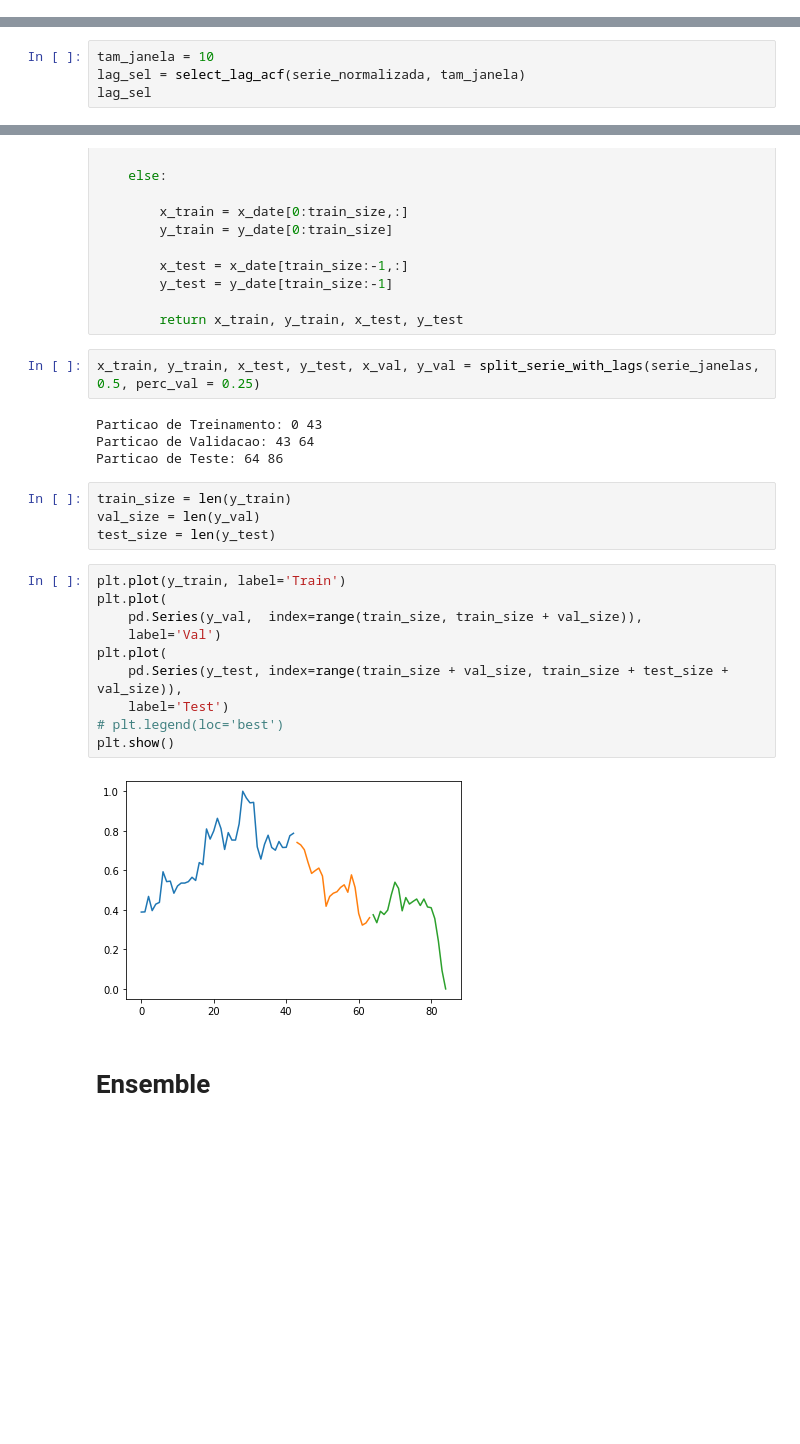
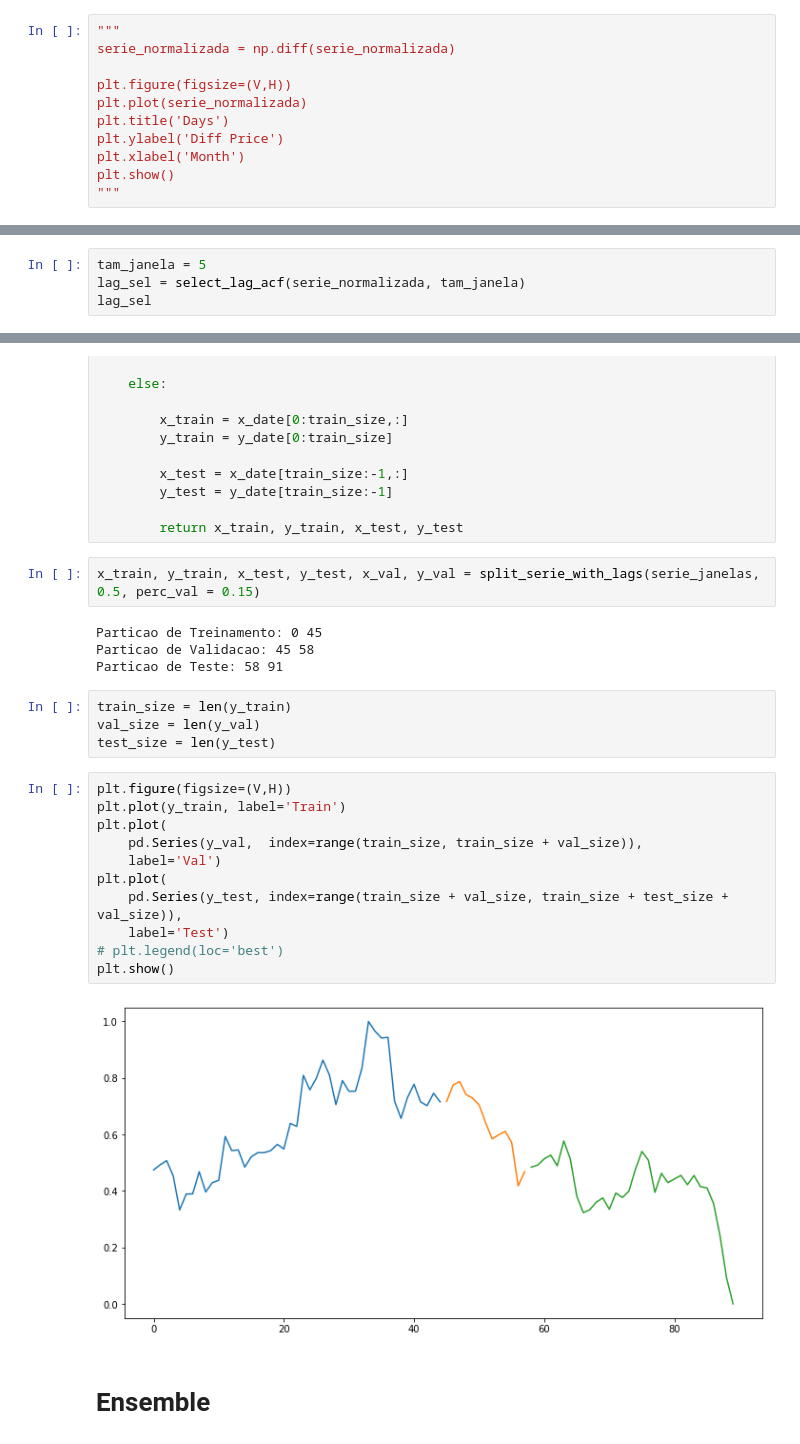
Before and after one commit to jamissonfreitas/IN1167, a Jupyter notebook: ML/emsemble.ipynb, the cells around one changed output, grey strips where cells are left out. Saved outputs shown, nothing was run; the diff lists cells and outputs as text; blank space fills up the shorter version.

```diff
--- a/ML/emsemble.ipynb
+++ b/ML/emsemble.ipynb
@@ -55,3 +71,14 @@ plt.xlabel('Month')
 plt.show()
 # %% [output]
 [figure]
+# %%
+"""
+serie_normalizada = np.diff(serie_normalizada)
+
+plt.figure(figsize=(V,H))
+plt.plot(serie_normalizada)
+plt.title('Days')
+plt.ylabel('Diff Price')
+plt.xlabel('Month')
+plt.show()
+"""
@@ -104,7 +133,7 @@ def select_lag_acf(serie, max_lag):
 
     return lags_selecionados
 # %%
-tam_janela = 10
+tam_janela = 5
 lag_sel = select_lag_acf(serie_normalizada, tam_janela)
 lag_sel
 # %% [output]
@@ -189,27 +218,28 @@ def split_serie_with_lags(serie, perc_train, perc_val = 0):
 
         return x_train, y_train, x_test, y_test
 # %%
-x_train, y_train, x_test, y_test, x_val, y_val = split_serie_with_lags(serie_janelas, 0.5, perc_val = 0.25)
+x_train, y_train, x_test, y_test, x_val, y_val = split_serie_with_lags(serie_janelas, 0.5, perc_val = 0.15)
 # %% [output]
-Particao de Treinamento: 0 43
-Particao de Validacao: 43 64
-Particao de Teste: 64 86
+Particao de Treinamento: 0 45
+Particao de Validacao: 45 58
+Particao de Teste: 58 91
 # %%
 train_size = len(y_train)
 val_size = len(y_val)
 test_size = len(y_test)
 # %%
+plt.figure(figsize=(V,H))
 plt.plot(y_train, label='Train')
 plt.plot(
     pd.Series(y_val,  index=range(train_size, train_size + val_size)),
     label='Val')
 plt.plot(
     pd.Series(y_test, index=range(train_size + val_size, train_size + test_size + val_size)),
     label='Test')
 # plt.legend(loc='best')
 plt.show()
 # %% [output]
-[figure, old version]
+[figure, new version]
 # %% [markdown]
 # Ensemble
 # %%
```
Also changed, not shown: parts of 14 cells of this notebook.
